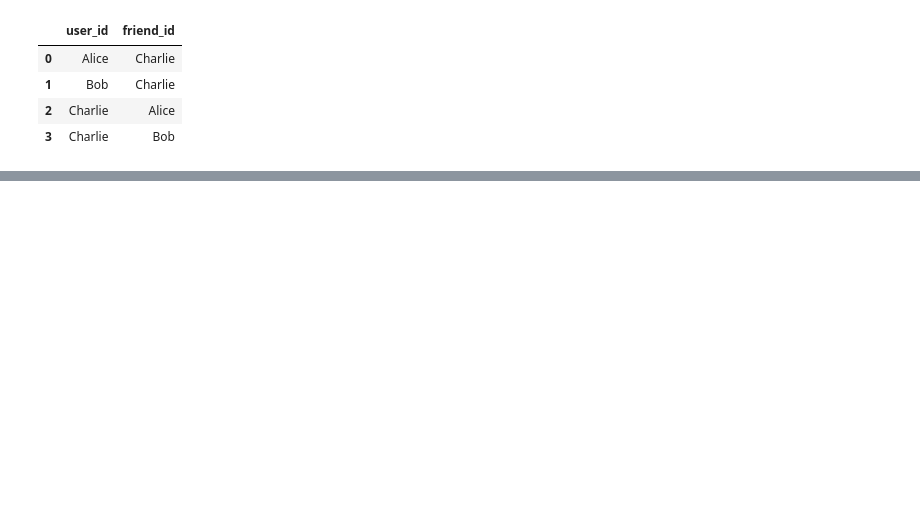
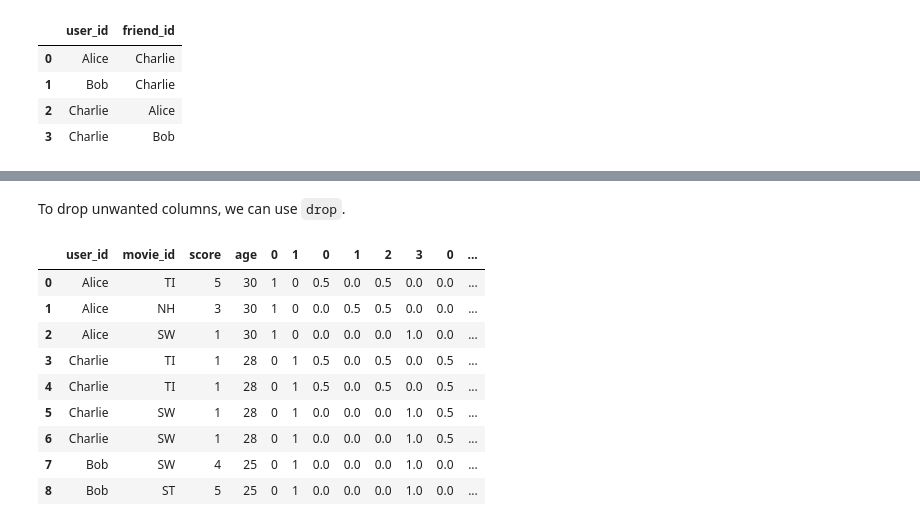
Before and after one commit to austin-pan/lynx, a Jupyter notebook: examples/tutorial.ipynb, the cells around one changed output, grey strips where cells are left out. Saved outputs shown, nothing was run; the diff lists cells and outputs as text; code cells hidden in the pictures; blank space fills up the shorter version.

```diff
--- a/examples/tutorial.ipynb
+++ b/examples/tutorial.ipynb
@@ -90,0 +208,19 @@ movies_table.to_dataframe()
+# %% [markdown]
+To drop unwanted columns, we can use `drop`.
+# %%
+merged_table = (
+    merged_table
+    .drop(["date", "friend_id"])
+)
+merged_table.to_dataframe()
+# %% [output]
+|  | user_id | movie_id | score | age | 0 | 1 | 0 | 1 | 2 | 3 | 0 | ... |
+| 0 | Alice | TI | 5 | 30 | 1 | 0 | 0.5 | 0.0 | 0.5 | 0.0 | 0.0 | ... |
+| 1 | Alice | NH | 3 | 30 | 1 | 0 | 0.0 | 0.5 | 0.5 | 0.0 | 0.0 | ... |
+| 2 | Alice | SW | 1 | 30 | 1 | 0 | 0.0 | 0.0 | 0.0 | 1.0 | 0.0 | ... |
+| 3 | Charlie | TI | 1 | 28 | 0 | 1 | 0.5 | 0.0 | 0.5 | 0.0 | 0.5 | ... |
+| 4 | Charlie | TI | 1 | 28 | 0 | 1 | 0.5 | 0.0 | 0.5 | 0.0 | 0.5 | ... |
+| 5 | Charlie | SW | 1 | 28 | 0 | 1 | 0.0 | 0.0 | 0.0 | 1.0 | 0.5 | ... |
+| 6 | Charlie | SW | 1 | 28 | 0 | 1 | 0.0 | 0.0 | 0.0 | 1.0 | 0.5 | ... |
+| 7 | Bob | SW | 4 | 25 | 0 | 1 | 0.0 | 0.0 | 0.0 | 1.0 | 0.0 | ... |
+| 8 | Bob | ST | 5 | 25 | 0 | 1 | 0.0 | 0.0 | 0.0 | 1.0 | 0.0 | ... |
```
Also changed, not shown: parts of 42 cells of this notebook, 3 other files.
